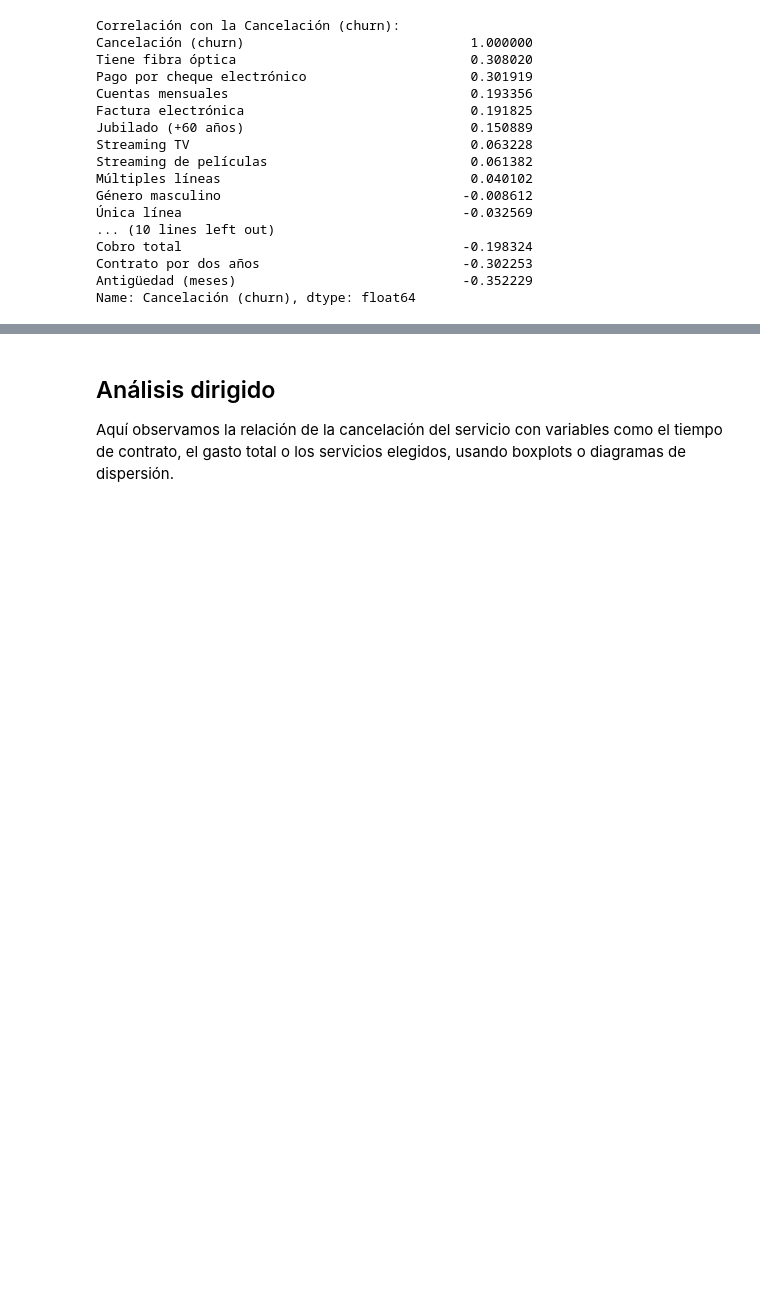
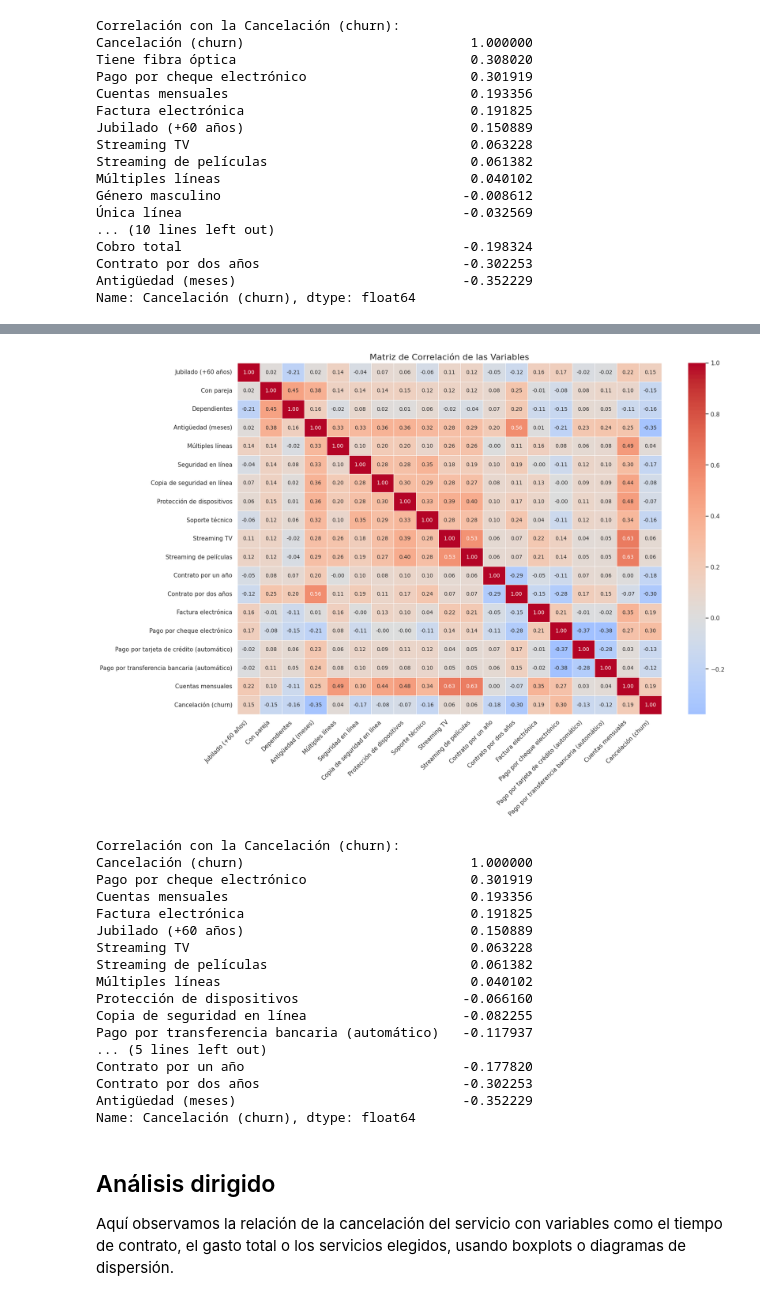
Before and after one commit to GabrielSorrentino/Telecom-X-Parte-2, a Jupyter notebook: TelecomX_parte2.ipynb, the cells around one changed output, grey strips where cells are left out. Saved outputs shown, nothing was run; the diff lists cells and outputs as text; code cells hidden in the pictures; blank space fills up the shorter version.

```diff
--- a/TelecomX_parte2.ipynb
+++ b/TelecomX_parte2.ipynb
@@ -375,3 +484,24 @@ Name: Cancelación (churn), dtype: float64
+# %%
+datos_correlacion(X)
+# %% [output]
+[figure, added]
+Correlación con la Cancelación (churn):
+Cancelación (churn)                             1.000000
+Pago por cheque electrónico                     0.301919
+Cuentas mensuales                               0.193356
+Factura electrónica                             0.191825
+Jubilado (+60 años)                             0.150889
+Streaming TV                                    0.063228
+Streaming de películas                          0.061382
+Múltiples líneas                                0.040102
+Protección de dispositivos                     -0.066160
+Copia de seguridad en línea                    -0.082255
+Pago por transferencia bancaria (automático)   -0.117937
+... (5 lines left out)
+Contrato por un año                            -0.177820
+Contrato por dos años                          -0.302253
+Antigüedad (meses)                             -0.352229
+Name: Cancelación (churn), dtype: float64
 # %% [markdown]
 ## Análisis dirigido
 
```
Also changed, not shown: parts of 62 cells of this notebook, 1 other file.
